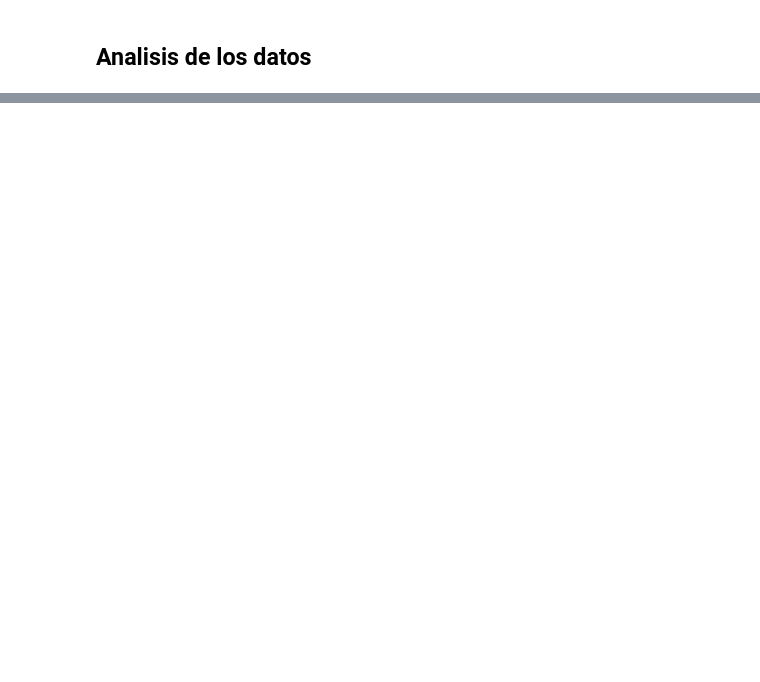
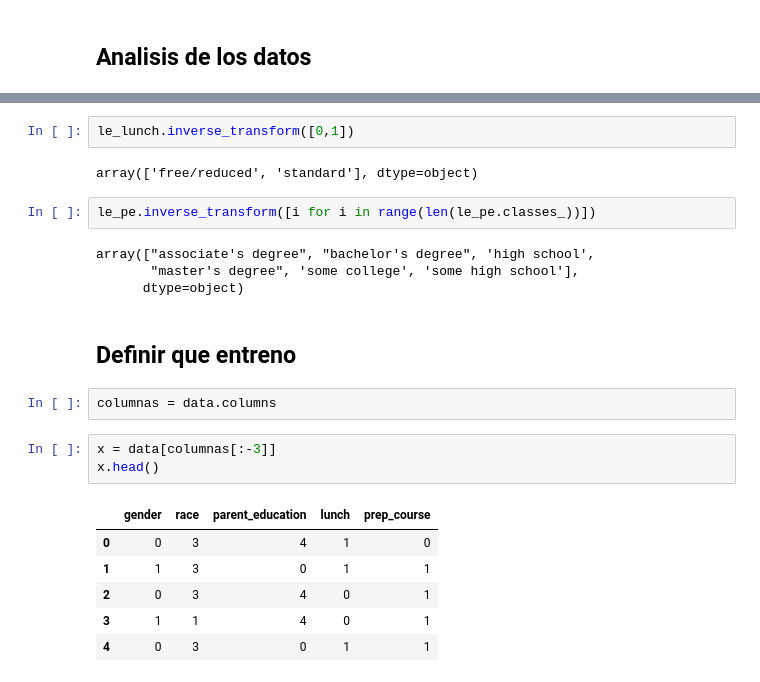
Before and after one commit to fbientrigo/machine-learning, a Jupyter notebook: Curso IA/0405 - class programming/main.ipynb, the cells around one changed output, grey strips where cells are left out. Saved outputs shown, nothing was run; the diff lists cells and outputs as text; blank space fills up the shorter version.

```diff
--- a/Curso IA/0405 - class programming/main.ipynb
+++ b/Curso IA/0405 - class programming/main.ipynb
@@ -112,0 +120,24 @@ data.head()
+# %%
+le_lunch.inverse_transform([0,1])
+# %% [output]
+array(['free/reduced', 'standard'], dtype=object)
+# %%
+le_pe.inverse_transform([i for i in range(len(le_pe.classes_))])
+# %% [output]
+array(["associate's degree", "bachelor's degree", 'high school',
+       "master's degree", 'some college', 'some high school'],
+      dtype=object)
+# %% [markdown]
+## Definir que entreno
+# %%
+columnas = data.columns
+# %%
+x = data[columnas[:-3]]
+x.head()
+# %% [output]
+|  | gender | race | parent_education | lunch | prep_course |
+| 0 | 0 | 3 | 4 | 1 | 0 |
+| 1 | 1 | 3 | 0 | 1 | 1 |
+| 2 | 0 | 3 | 4 | 0 | 1 |
+| 3 | 1 | 1 | 4 | 0 | 1 |
+| 4 | 0 | 3 | 0 | 1 | 1 |
```
Also changed, not shown: parts of 32 cells of this notebook, 30 other files.
